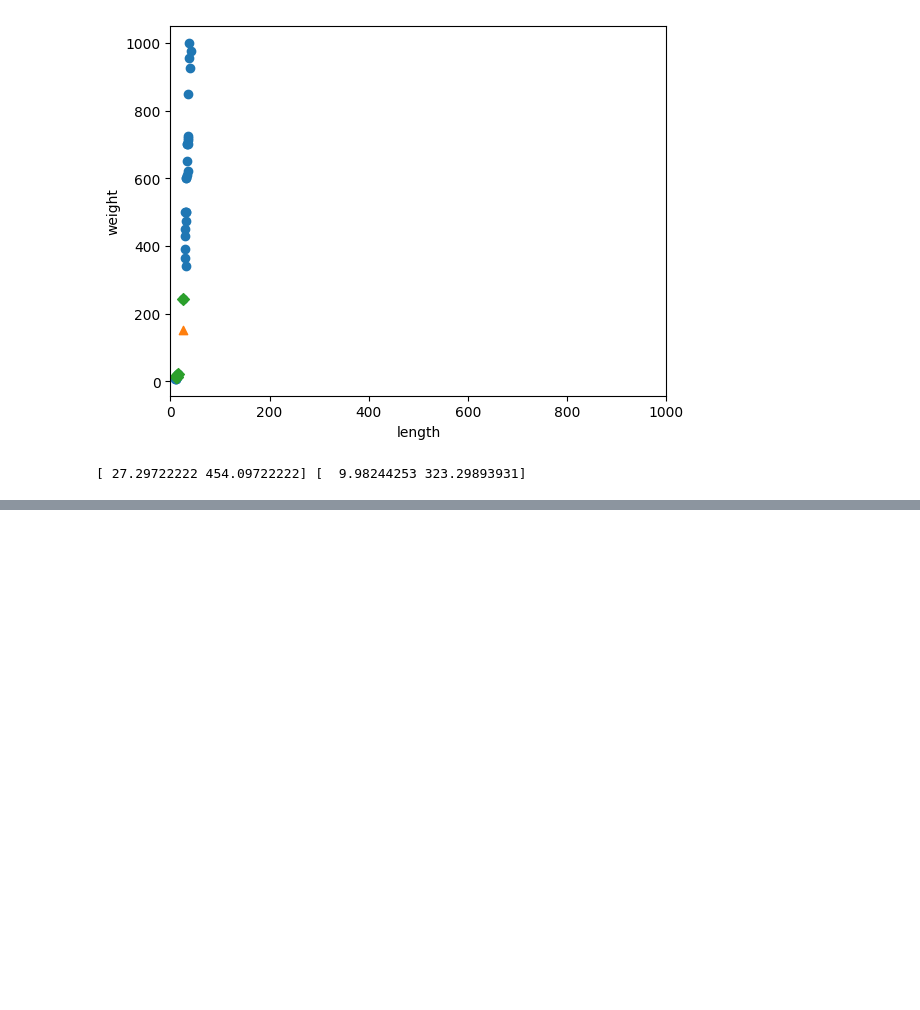
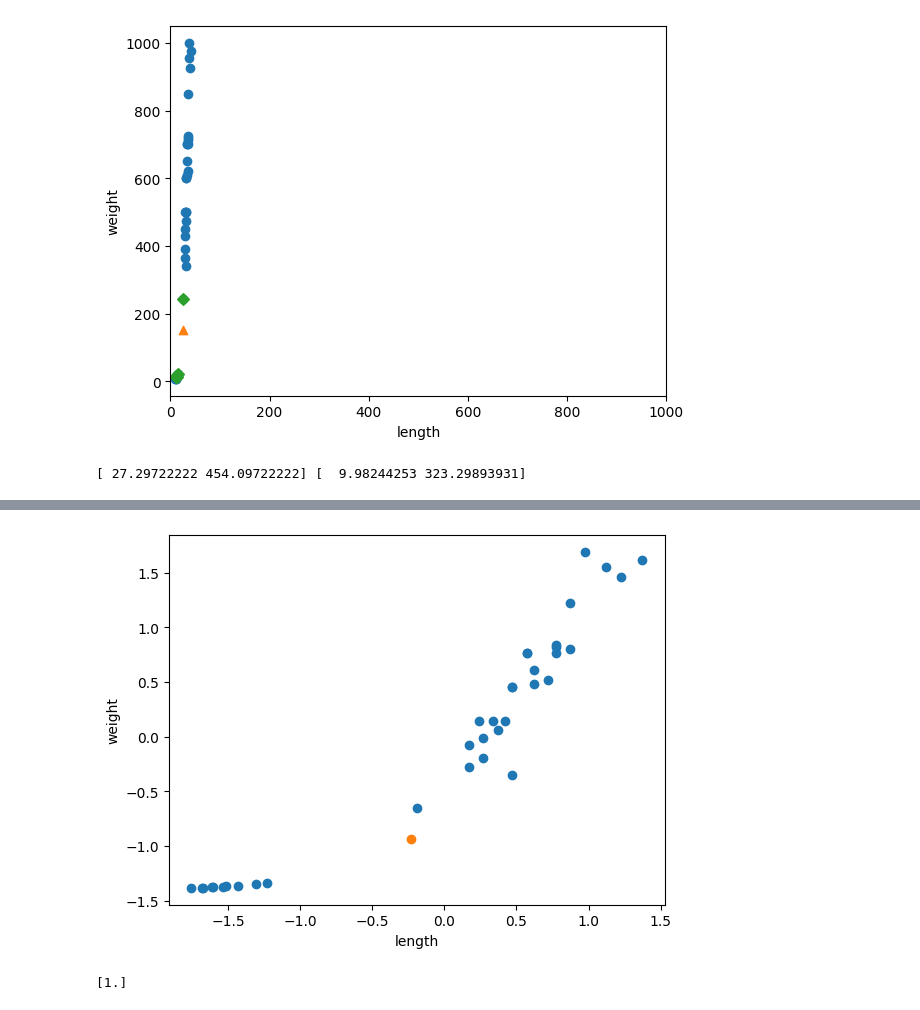
Before and after one commit to Junha9/AI, a Jupyter notebook: Self_Learning_ML_DL/Chapter_02_2.ipynb, the cells around one changed output, grey strips where cells are left out. Cells and saved outputs as stored; diff of their text form; code cells hidden in the pictures; blank space fills up the shorter version.

```diff
--- a/Self_Learning_ML_DL/Chapter_02_2.ipynb
+++ b/Self_Learning_ML_DL/Chapter_02_2.ipynb
@@ -126,0 +136,18 @@ train_scaled = (train_input - mean) / std
+# %%
+# plot with scaled data
+new = ([25, 150]-mean) /std
+plt.scatter(train_scaled[:,0], train_scaled[:,1])
+plt.scatter(new[0], new[1])
+plt.xlabel('length')
+plt.ylabel('weight')
+plt.show()
+# %% [output]
+[figure, added]
+# %%
+# train and test with scaled trian set
+kn.fit(train_scaled, train_target)
+test_scaled = (test_input - mean) /std
+kn.score(test_scaled, test_target)
+print(kn.predict([new]))
+# %% [output]
+[1.]
```
Also changed, not shown: parts of 2 cells of this notebook.
